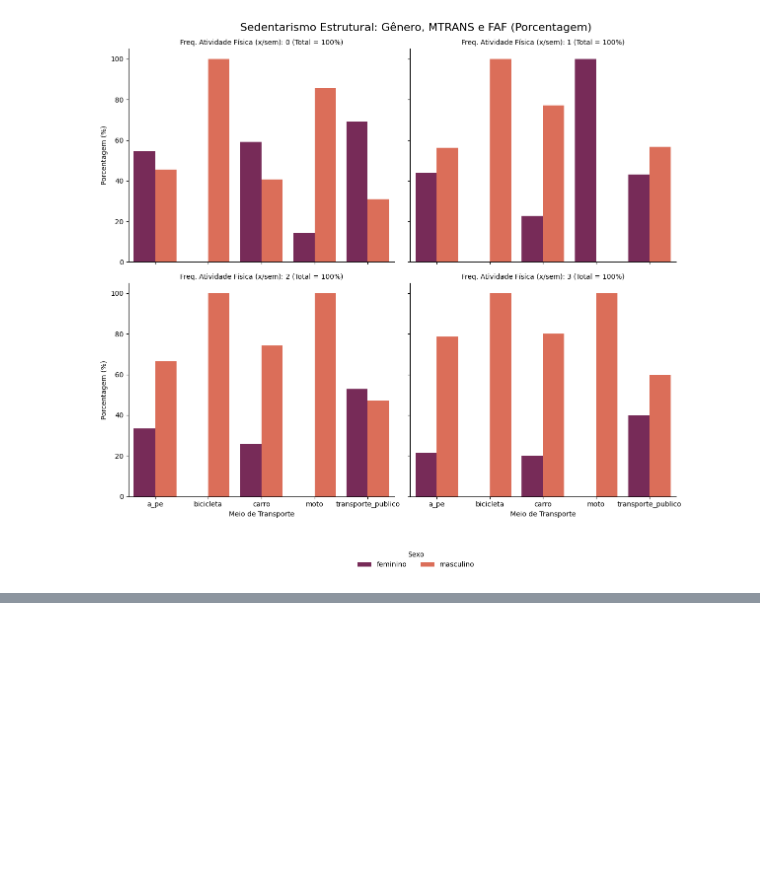
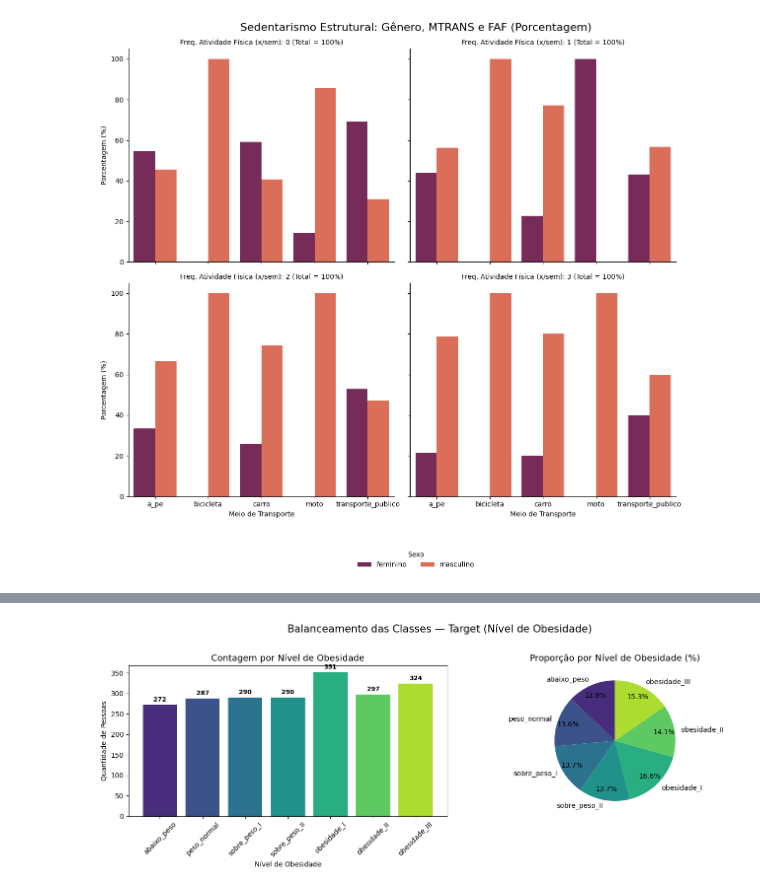
Before and after one commit to dohoko04/tech-challenge-obesidade, a Jupyter notebook: Cópia_de_TECH_CHALLENGE_4.ipynb, the cells around one changed output, grey strips where cells are left out. Drawn from its saved outputs; the diff is of its cells as text; code cells hidden in the pictures; blank space fills up the shorter version.

```diff
--- a/Cópia_de_TECH_CHALLENGE_4.ipynb
+++ b/Cópia_de_TECH_CHALLENGE_4.ipynb
@@ -1354,0 +1348,36 @@ files.download('dados_obesidade_limpos.csv')
+# %%
+obesity_order = [
+    'abaixo_peso', 'peso_normal', 'sobre_peso_I', 'sobre_peso_II',
+    'obesidade_I', 'obesidade_II', 'obesidade_III'
+]
+
+fig, axes = plt.subplots(1, 2, figsize=(14, 5))
+
+# --- Gráfico 1: Contagem absoluta ---
+contagem = df_obes['Nível de obesidade (Target)'].value_counts().reindex(obesity_order)
+bars = axes[0].bar(obesity_order, contagem.values, color=sns.color_palette('viridis', 7))
+axes[0].set_title('Contagem por Nível de Obesidade', fontsize=13)
+axes[0].set_xlabel('Nível de Obesidade')
+axes[0].set_ylabel('Quantidade de Pessoas')
+axes[0].tick_params(axis='x', rotation=45)
+for bar, val in zip(bars, contagem.values):
+    axes[0].text(bar.get_x() + bar.get_width()/2, bar.get_height() + 5,
+                 str(val), ha='center', va='bottom', fontsize=9, fontweight='bold')
+
+# --- Gráfico 2: Proporção percentual ---
+proporcao = contagem / contagem.sum() * 100
+axes[1].pie(
+    proporcao.values,
+    labels=obesity_order,
+    autopct='%1.1f%%',
+    colors=sns.color_palette('viridis', 7),
+    startangle=90,
+    pctdistance=0.82
+)
+axes[1].set_title('Proporção por Nível de Obesidade (%)', fontsize=13)
+
+plt.suptitle('Balanceamento das Classes — Target (Nível de Obesidade)', fontsize=15, y=1.02)
+plt.tight_layout()
+plt.show()
+# %% [output]
+[figure, added]
```
Also changed, not shown: parts of 7 cells of this notebook.
